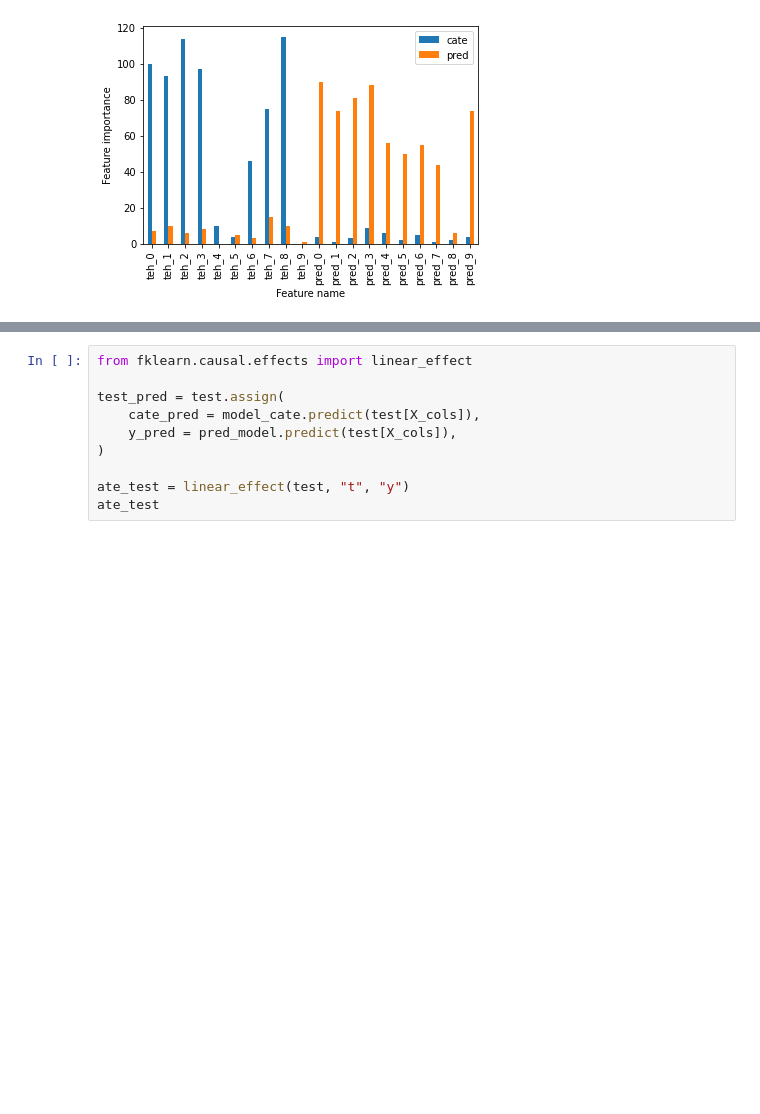
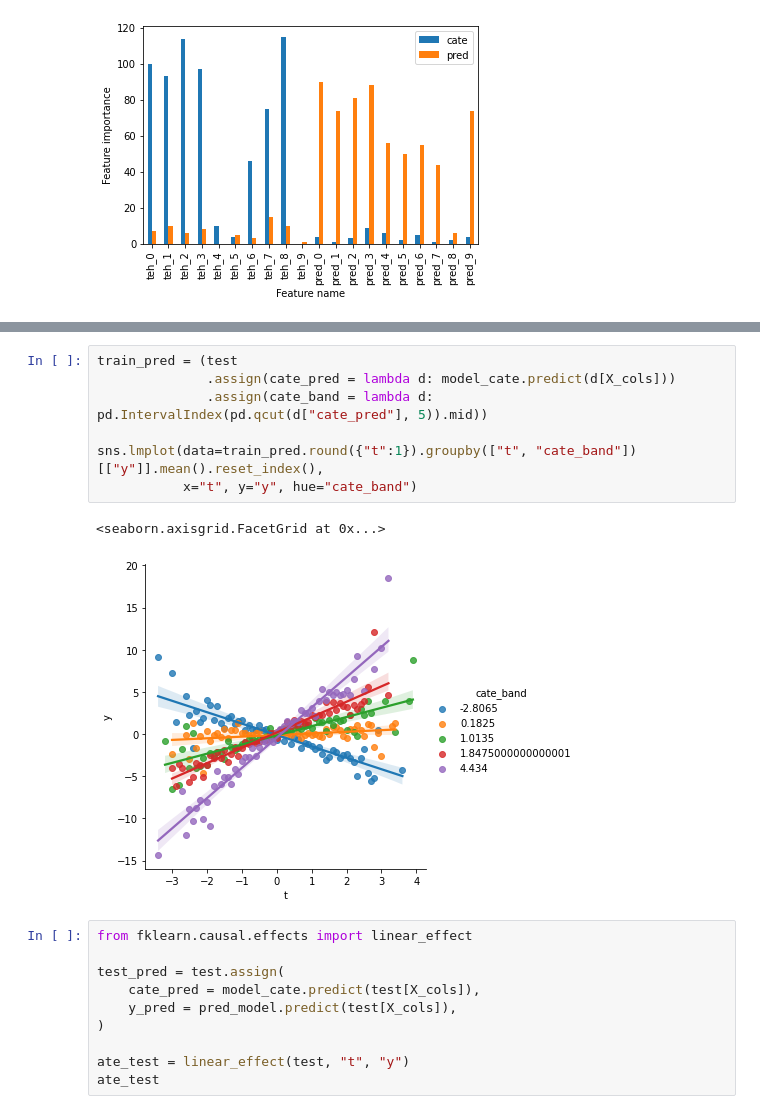
Before and after one commit to matheusfacure/exploratory-notebooks, a Jupyter notebook: Causal-Metrics-Deep-Dive.ipynb, the cells around one changed output, grey strips where cells are left out. Drawn from its saved outputs; the diff is of its cells as text; blank space fills up the shorter version.

```diff
--- a/Causal-Metrics-Deep-Dive.ipynb
+++ b/Causal-Metrics-Deep-Dive.ipynb
@@ -536,3 +546,13 @@ plt.xlabel("Feature name");
+# %%
+train_pred = (test
+              .assign(cate_pred = lambda d: model_cate.predict(d[X_cols]))
+              .assign(cate_band = lambda d: pd.IntervalIndex(pd.qcut(d["cate_pred"], 5)).mid))
+
+sns.lmplot(data=train_pred.round({"t":1}).groupby(["t", "cate_band"])[["y"]].mean().reset_index(),
+           x="t", y="y", hue="cate_band")
+# %% [output]
+<seaborn.axisgrid.FacetGrid at 0x...>
+[figure, added]
 # %%
 from fklearn.causal.effects import linear_effect
 
```
Also changed, not shown: parts of 50 cells of this notebook.
